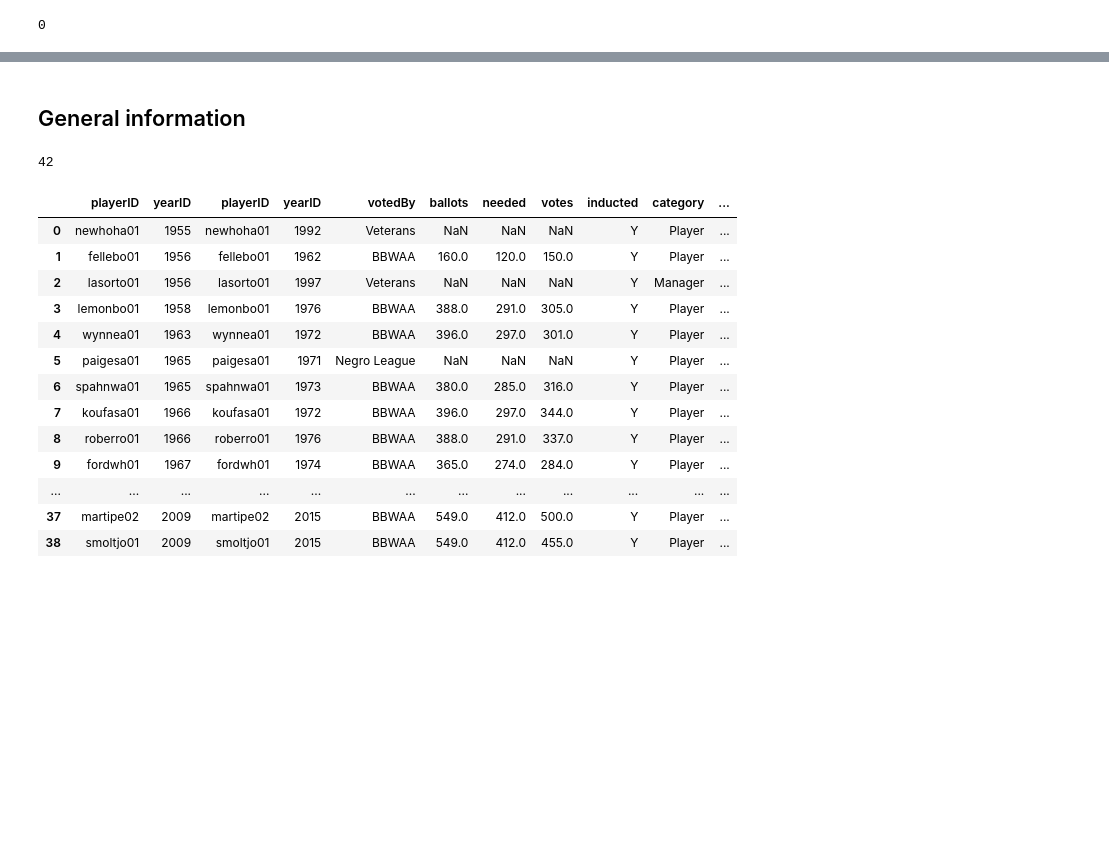
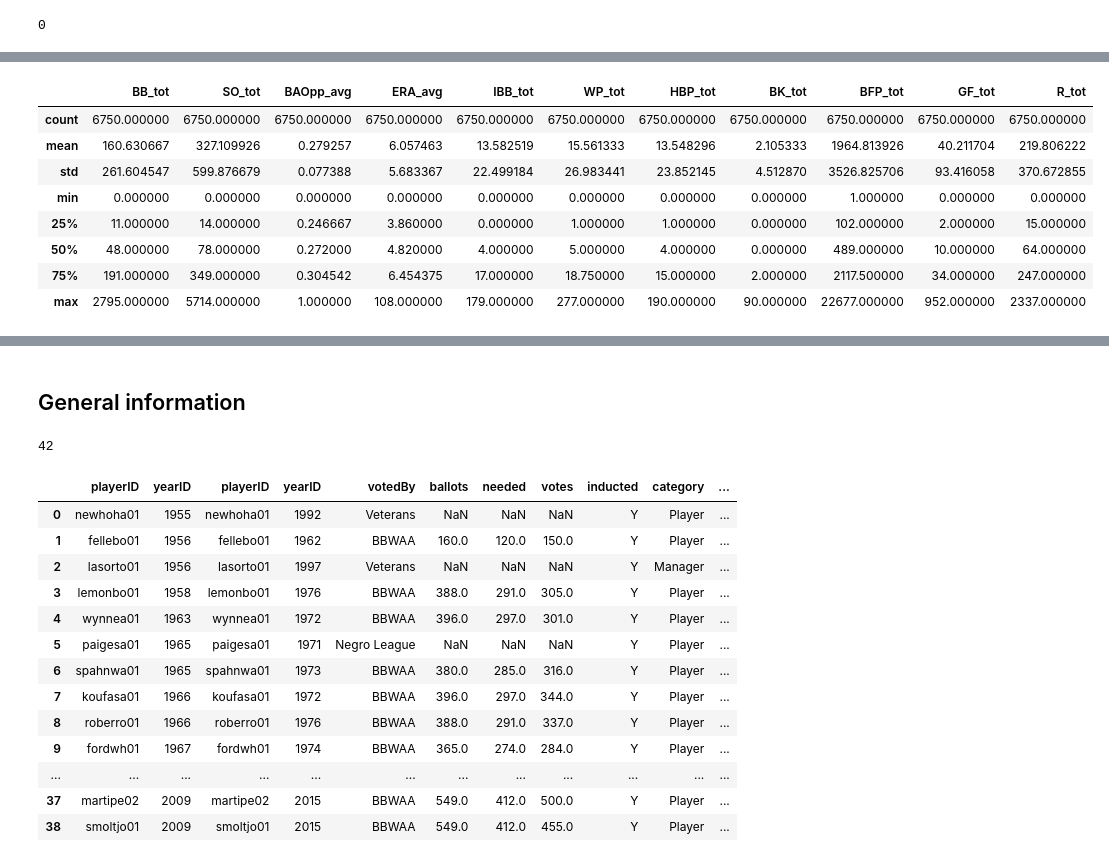
Before and after one commit to an-izq/Pitcher-HOF-Predictor, a Jupyter notebook: Pitcher-HOF-Predictor.ipynb, the cells around one changed output, grey strips where cells are left out. Saved outputs shown, nothing was run; the diff lists cells and outputs as text; code cells hidden in the pictures; blank space fills up the shorter version.

```diff
--- a/Pitcher-HOF-Predictor.ipynb
+++ b/Pitcher-HOF-Predictor.ipynb
@@ -1097,0 +1144,12 @@ memory usage: 2.6+ MB
+# %%
+Pitching_Career.iloc[:,12:23].describe()
+# %% [output]
+|  | BB_tot | SO_tot | BAOpp_avg | ERA_avg | IBB_tot | WP_tot | HBP_tot | BK_tot | BFP_tot | GF_tot | R_tot |
+| count | 6750.000000 | 6750.000000 | 6750.000000 | 6750.000000 | 6750.000000 | 6750.000000 | 6750.000000 | 6750.000000 | 6750.000000 | 6750.000000 | 6750.000000 |
+| mean | 160.630667 | 327.109926 | 0.279257 | 6.057463 | 13.582519 | 15.561333 | 13.548296 | 2.105333 | 1964.813926 | 40.211704 | 219.806222 |
+| std | 261.604547 | 599.876679 | 0.077388 | 5.683367 | 22.499184 | 26.983441 | 23.852145 | 4.512870 | 3526.825706 | 93.416058 | 370.672855 |
+| min | 0.000000 | 0.000000 | 0.000000 | 0.000000 | 0.000000 | 0.000000 | 0.000000 | 0.000000 | 1.000000 | 0.000000 | 0.000000 |
+| 25% | 11.000000 | 14.000000 | 0.246667 | 3.860000 | 0.000000 | 1.000000 | 1.000000 | 0.000000 | 102.000000 | 2.000000 | 15.000000 |
+| 50% | 48.000000 | 78.000000 | 0.272000 | 4.820000 | 4.000000 | 5.000000 | 4.000000 | 0.000000 | 489.000000 | 10.000000 | 64.000000 |
+| 75% | 191.000000 | 349.000000 | 0.304542 | 6.454375 | 17.000000 | 18.750000 | 15.000000 | 2.000000 | 2117.500000 | 34.000000 | 247.000000 |
+| max | 2795.000000 | 5714.000000 | 1.000000 | 108.000000 | 179.000000 | 277.000000 | 190.000000 | 90.000000 | 22677.000000 | 952.000000 | 2337.000000 |
```
Also changed, not shown: parts of 15 cells of this notebook.
